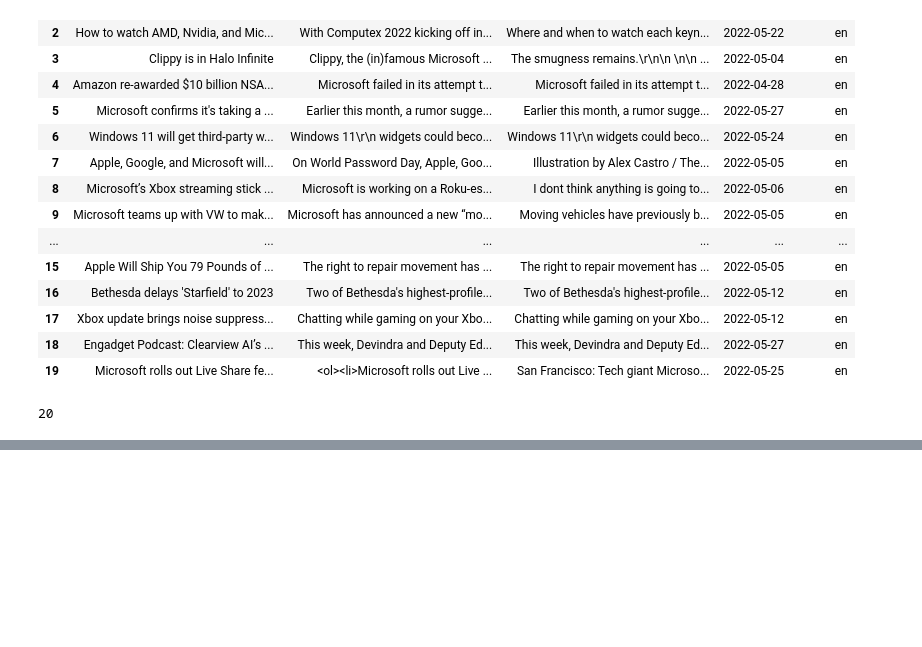
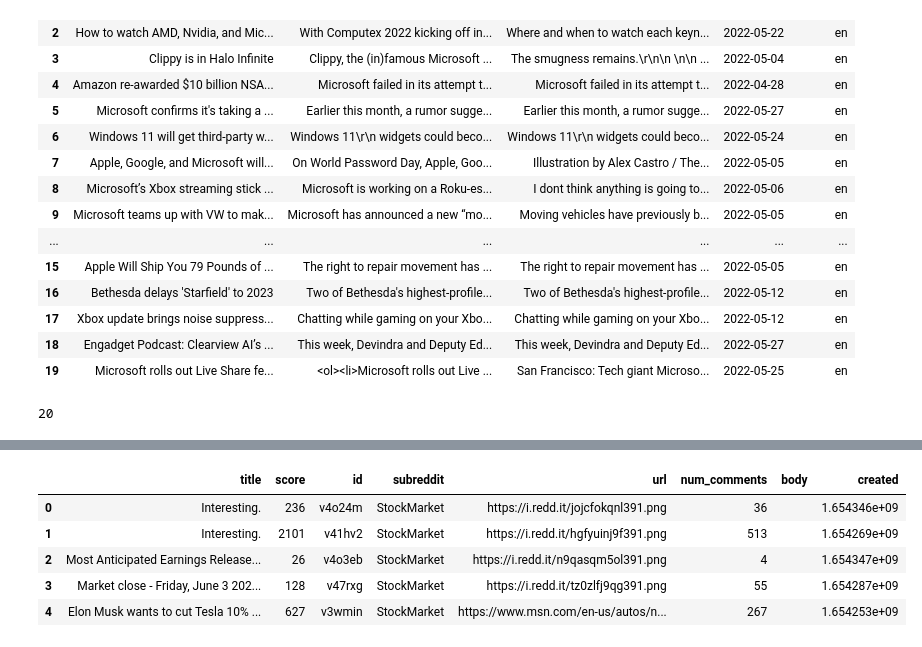
Before and after one commit to JoeHGeoghegan/P2G2-ProjectGit, a Jupyter notebook: Notebooks/Krista.ipynb, the cells around one changed output, grey strips where cells are left out. Saved outputs shown, nothing was run; the diff lists cells and outputs as text; code cells hidden in the pictures; blank space fills up the shorter version.

```diff
--- a/Notebooks/Krista.ipynb
+++ b/Notebooks/Krista.ipynb
@@ -190,0 +197,9 @@ ResponseException: received 401 HTTP response
+# %%
+stock_market.head()
+# %% [output]
+|  | title | score | id | subreddit | url | num_comments | body | created |
+| 0 | Interesting. | 236 | v4o24m | StockMarket | https://i.redd.it/jojcfokqnl391.png | 36 |  | 1.654346e+09 |
+| 1 | Interesting. | 2101 | v41hv2 | StockMarket | https://i.redd.it/hgfyuinj9f391.png | 513 |  | 1.654269e+09 |
+| 2 | Most Anticipated Earnings Release... | 26 | v4o3eb | StockMarket | https://i.redd.it/n9qasqm5ol391.png | 4 |  | 1.654347e+09 |
+| 3 | Market close - Friday, June 3 202... | 128 | v47rxg | StockMarket | https://i.redd.it/tz0zlfj9qg391.png | 55 |  | 1.654287e+09 |
+| 4 | Elon Musk wants to cut Tesla 10% ... | 627 | v3wmin | StockMarket | https://www.msn.com/en-us/autos/n... | 267 |  | 1.654253e+09 |
```
Also changed, not shown: parts of 10 cells of this notebook, 3 other files.
